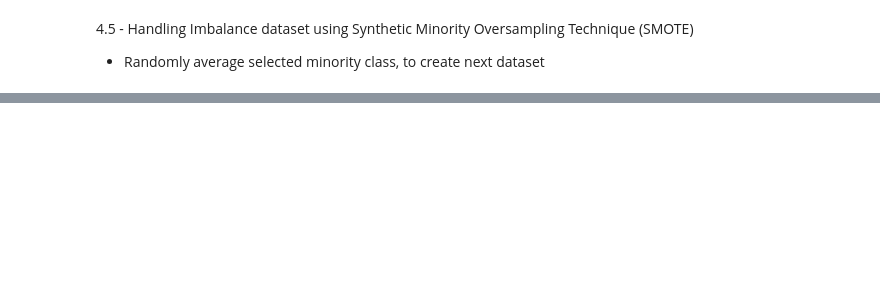
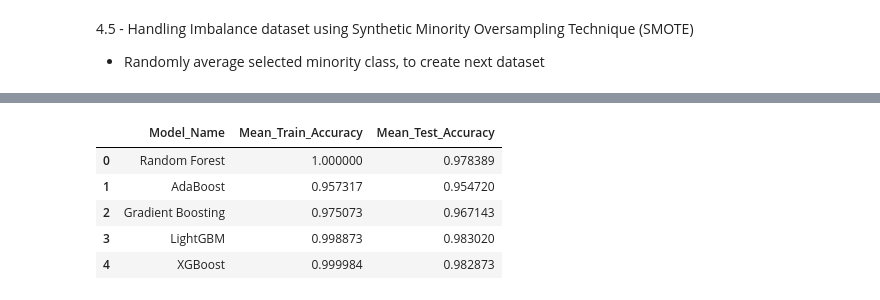
Before and after one commit to Zac-Chenn/MyProject_2-Bank-Churner, a Jupyter notebook: Bank_Churner_Analysis.ipynb, the cells around one changed output, grey strips where cells are left out. Saved outputs shown, nothing was run; the diff lists cells and outputs as text; code cells hidden in the pictures; blank space fills up the shorter version.

Commit message:
Added Model Training & Evaluation

```diff
--- a/Bank_Churner_Analysis.ipynb
+++ b/Bank_Churner_Analysis.ipynb
@@ -544,0 +564,10 @@ Name: Attrition_Flag, dtype: int64
+# %%
+# Setting random_state = 42 allows the randomness of number generator across classifier to be the same
+
+Classfiers = [
+    ("Random Forest", RandomForestClassifier(random_state=42, n_jobs= -1)),
+    ("AdaBoost", AdaBoostClassifier(random_state=42)),
+    ("Gradient Boosting", GradientBoostingClassifier(random_state=42)),
+    ("LightGBM", lgb.LGBMClassifier(random_state=42, n_jobs=-1)),
+    ("XGBoost", xgb.XGBClassifier(random_state=42, n_jobs=-1)),
+]
@@ -544,0 +579,7 @@ Name: Attrition_Flag, dtype: int64
+# %%
+# RFE input (algorithm, number of features)
+
+RFE_selector = RFE(
+    lgb.LGBMClassifier(random_state=42,verbose=-1),
+    n_features_to_select=12
+)
@@ -544,0 +645,12 @@ Name: Attrition_Flag, dtype: int64
+# %%
+# Show cv_result in pandas DataFrame
+results_df = pd.DataFrame(results)
+results_df.sort_values("Mean_Test_Accuracy", ascending=True)
+results_df
+# %% [output]
+|  | Model_Name | Mean_Train_Accuracy | Mean_Test_Accuracy |
+| 0 | Random Forest | 1.000000 | 0.978389 |
+| 1 | AdaBoost | 0.957317 | 0.954720 |
+| 2 | Gradient Boosting | 0.975073 | 0.967143 |
+| 3 | LightGBM | 0.998873 | 0.983020 |
+| 4 | XGBoost | 0.999984 | 0.982873 |
```
Also changed, not shown: parts of 9 cells of this notebook.
